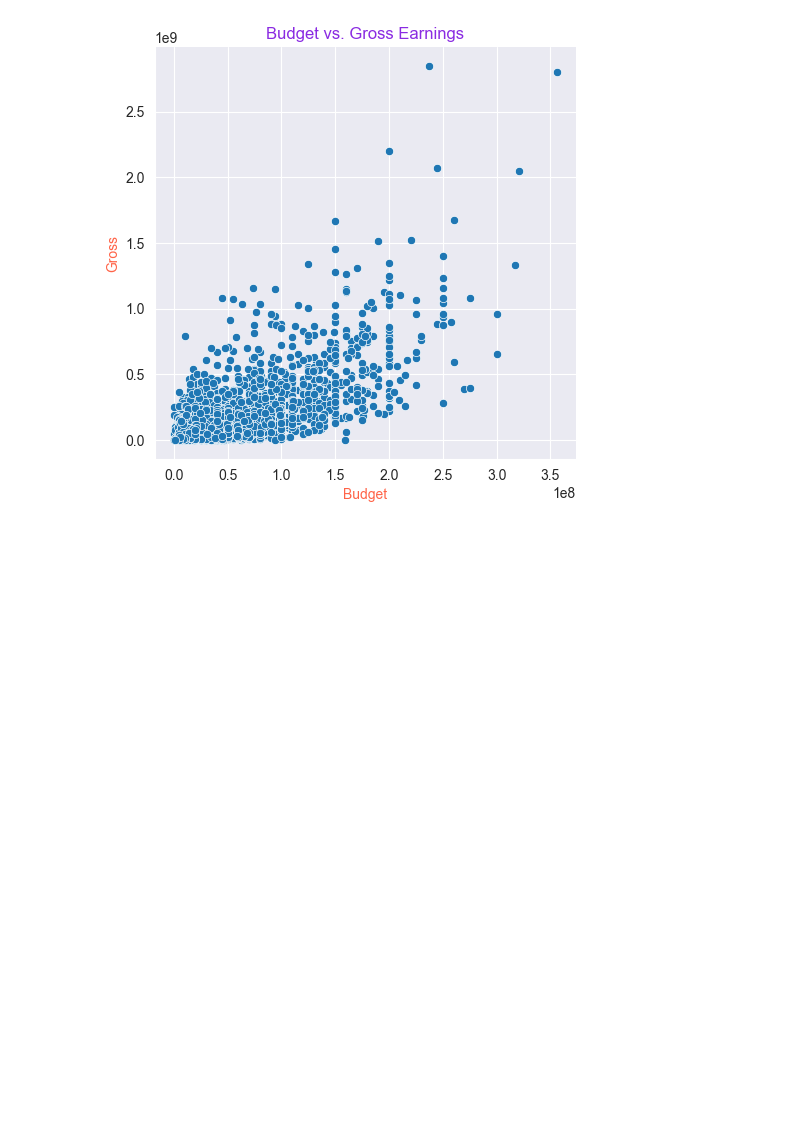
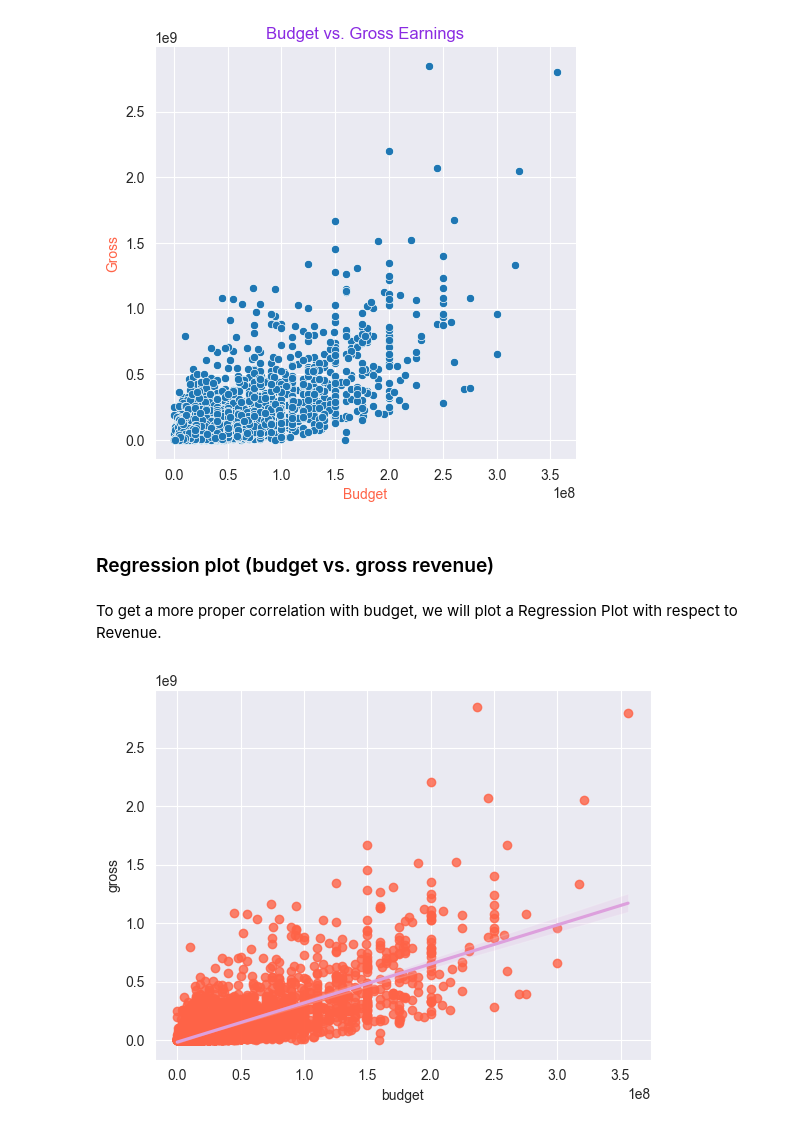
Before and after one commit to ishtiakrongon/PythonProject1-Correlation_in_Python, a Jupyter notebook: correlation_in_python.ipynb, the cells around one changed output. Saved outputs shown, nothing was run; the diff lists cells and outputs as text; code cells hidden in the pictures; blank space fills up the shorter version.

Commit message:
regression plot

```diff
--- a/correlation_in_python.ipynb
+++ b/correlation_in_python.ipynb
@@ -198,3 +198,19 @@ plt.ylabel('Gross', color = 'tomato')
 plt.show()
 # %% [output]
 [figure]
+# %% [markdown]
+### Regression plot (budget vs. gross revenue)
+# %% [markdown]
+To get a more proper correlation with budget, we will plot a Regression Plot with respect to Revenue.
+# %%
+sns.regplot(
+    x = 'budget',
+    y = 'gross',
+    data = movies_new,
+    scatter_kws = {'color' : 'tomato'},
+    line_kws = {'color' : 'plum'}
+)
+
+plt.show()
+# %% [output]
+[figure, added]
```
